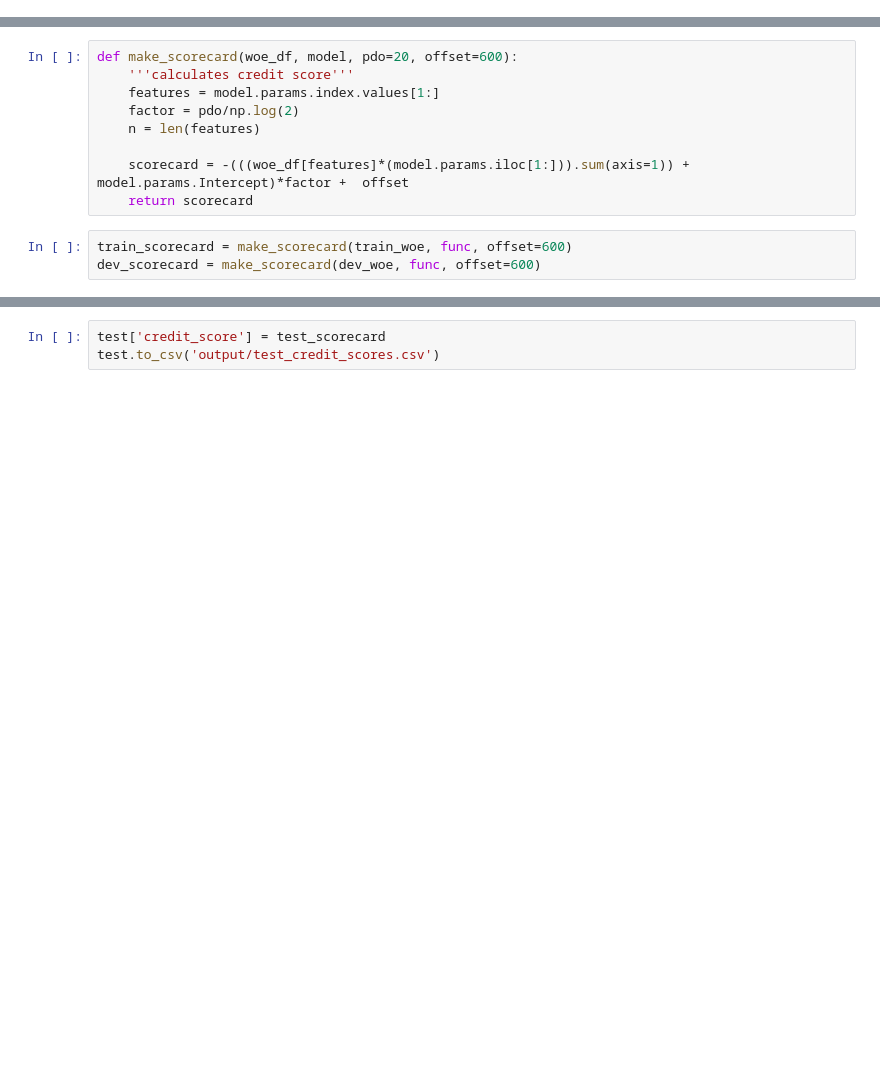
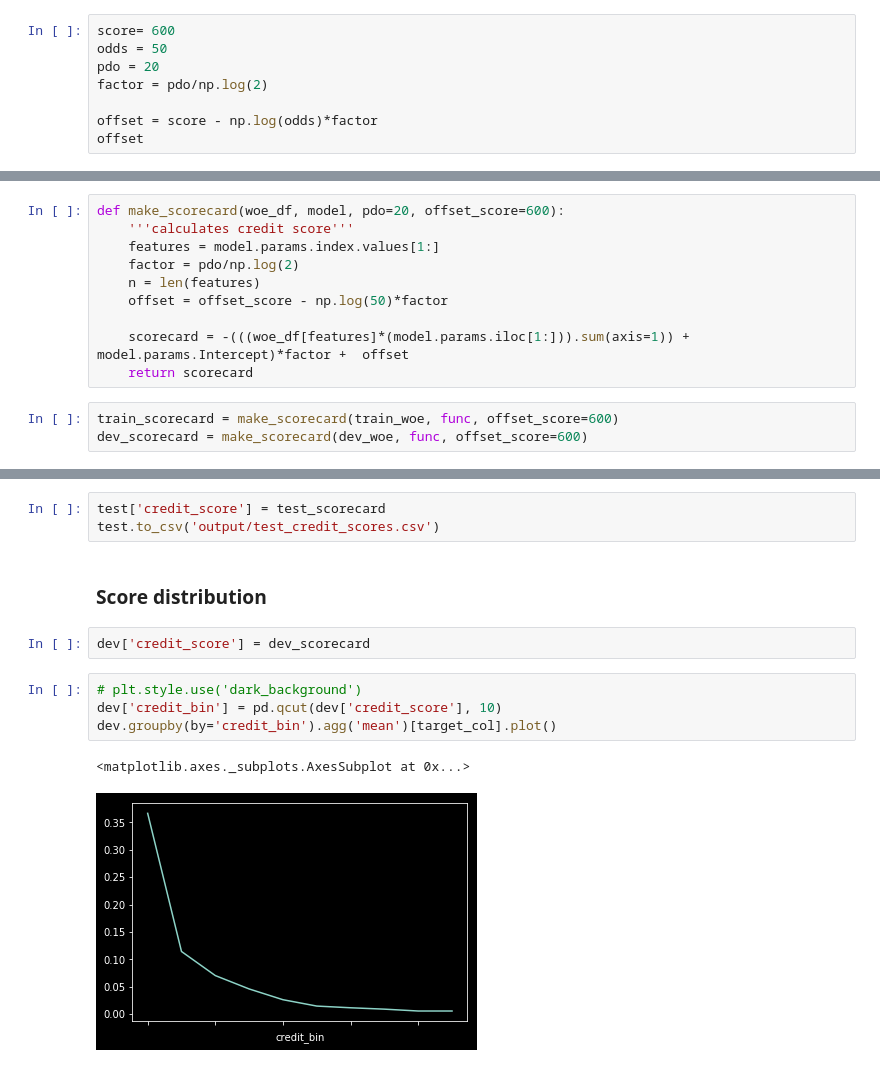
Before and after one commit to Pritishsingla/givemesomecredit, a Jupyter notebook: model.ipynb, the cells around one changed output, grey strips where cells are left out. Drawn from its saved outputs; the diff is of its cells as text; blank space fills up the shorter version.

```diff
--- a/model.ipynb
+++ b/model.ipynb
@@ -306,0 +327,8 @@ Somersd:  0.7247904518859829
+# %%
+score= 600
+odds = 50
+pdo = 20
+factor = pdo/np.log(2)
+
+offset = score - np.log(odds)*factor
+offset
@@ -307,15 +337,16 @@ Somersd:  0.7247904518859829
 # %%
-def make_scorecard(woe_df, model, pdo=20, offset=600):
+def make_scorecard(woe_df, model, pdo=20, offset_score=600):
     '''calculates credit score'''
     features = model.params.index.values[1:]
     factor = pdo/np.log(2)
     n = len(features)
+    offset = offset_score - np.log(50)*factor
 
     scorecard = -(((woe_df[features]*(model.params.iloc[1:])).sum(axis=1)) + model.params.Intercept)*factor +  offset
     return scorecard
 # %%
-train_scorecard = make_scorecard(train_woe, func, offset=600)
-dev_scorecard = make_scorecard(dev_woe, func, offset=600)
+train_scorecard = make_scorecard(train_woe, func, offset_score=600)
+dev_scorecard = make_scorecard(dev_woe, func, offset_score=600)
 # %%
 train['credit_score'] = train_scorecard
 train.to_csv('output/train_credit_scores.csv')
@@ -353,3 +384,14 @@ dtype: float64
 # %%
 test['credit_score'] = test_scorecard
 test.to_csv('output/test_credit_scores.csv')
+# %% [markdown]
+### Score distribution
+# %%
+dev['credit_score'] = dev_scorecard
+# %%
+# plt.style.use('dark_background')
+dev['credit_bin'] = pd.qcut(dev['credit_score'], 10)
+dev.groupby(by='credit_bin').agg('mean')[target_col].plot()
+# %% [output]
+<matplotlib.axes._subplots.AxesSubplot at 0x...>
+[figure, added]
```
Also changed, not shown: parts of 16 cells of this notebook, 3 other files.
